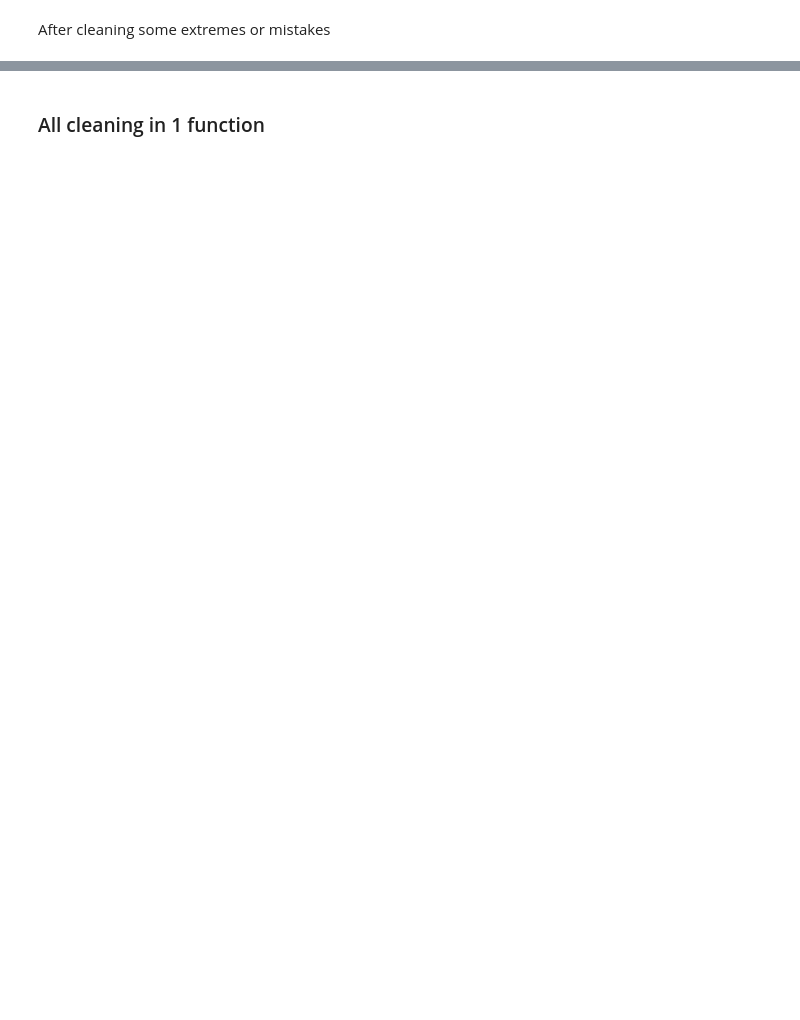
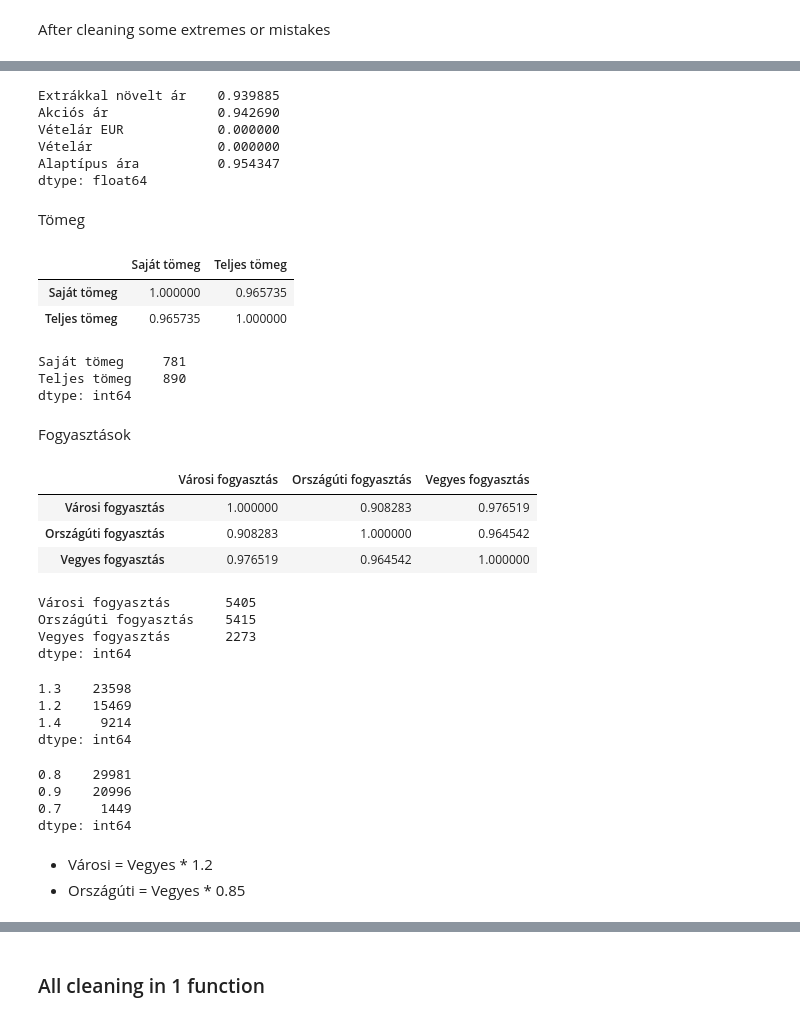
Before and after one commit to kristofrabay/python_practise, a Jupyter notebook: hasznaltauto/clean.ipynb, the cells around one changed output, grey strips where cells are left out. Cells and saved outputs as stored; diff of their text form; code cells hidden in the pictures; blank space fills up the shorter version.

```diff
--- a/hasznaltauto/clean.ipynb
+++ b/hasznaltauto/clean.ipynb
@@ -316,0 +378,65 @@ data.select_dtypes(exclude = 'O').describe(percentiles = [.01, .1, .25, .5, .75,
+# %%
+data['Vételár'] = data['Vételár'].fillna(data['Vételár EUR'] / 361)
+# %%
+data = data[data['Vételár'].notnull()]
+# %%
+data[prices].isnull().sum() / data.shape[0]
+# %% [output]
+Extrákkal növelt ár    0.939885
+Akciós ár              0.942690
+Vételár EUR            0.000000
+Vételár                0.000000
+Alaptípus ára          0.954347
+dtype: float64
+# %%
+data.drop(['Alaptípus ára', 'Vételár EUR', 'Extrákkal növelt ár'], 1, inplace = True)
+# %% [markdown]
+Tömeg
+# %%
+data[['Saját tömeg', 'Teljes tömeg']].corr()
+# %% [output]
+|  | Saját tömeg | Teljes tömeg |
+| Saját tömeg | 1.000000 | 0.965735 |
+| Teljes tömeg | 0.965735 | 1.000000 |
+# %%
+data[['Saját tömeg', 'Teljes tömeg']].isnull().sum()
+# %% [output]
+Saját tömeg     781
+Teljes tömeg    890
+dtype: int64
+# %%
+data.drop(['Teljes tömeg'], 1, inplace = True)
+# %% [markdown]
+Fogyasztások
+# %%
+consumption = data.filter(like = 'fogyasztás').columns.tolist()
+data[consumption].corr()
+# %% [output]
+|  | Városi fogyasztás | Országúti fogyasztás | Vegyes fogyasztás |
+| Városi fogyasztás | 1.000000 | 0.908283 | 0.976519 |
+| Országúti fogyasztás | 0.908283 | 1.000000 | 0.964542 |
+| Vegyes fogyasztás | 0.976519 | 0.964542 | 1.000000 |
+# %%
+data[consumption].isnull().sum()
+# %% [output]
+Városi fogyasztás       5405
+Országúti fogyasztás    5415
+Vegyes fogyasztás       2273
+dtype: int64
+# %%
+(data['Városi fogyasztás'] / data['Vegyes fogyasztás']).round(1).value_counts().head(3)
+# %% [output]
+1.3    23598
+1.2    15469
+1.4     9214
+dtype: int64
+# %%
+(data['Országúti fogyasztás'] / data['Vegyes fogyasztás']).round(1).value_counts().head(3)
+# %% [output]
+0.8    29981
+0.9    20996
+0.7     1449
+dtype: int64
+# %% [markdown]
+- Városi = Vegyes * 1.2
+- Országúti = Vegyes * 0.85
```
Also changed, not shown: parts of 26 cells of this notebook, 1 other file.
